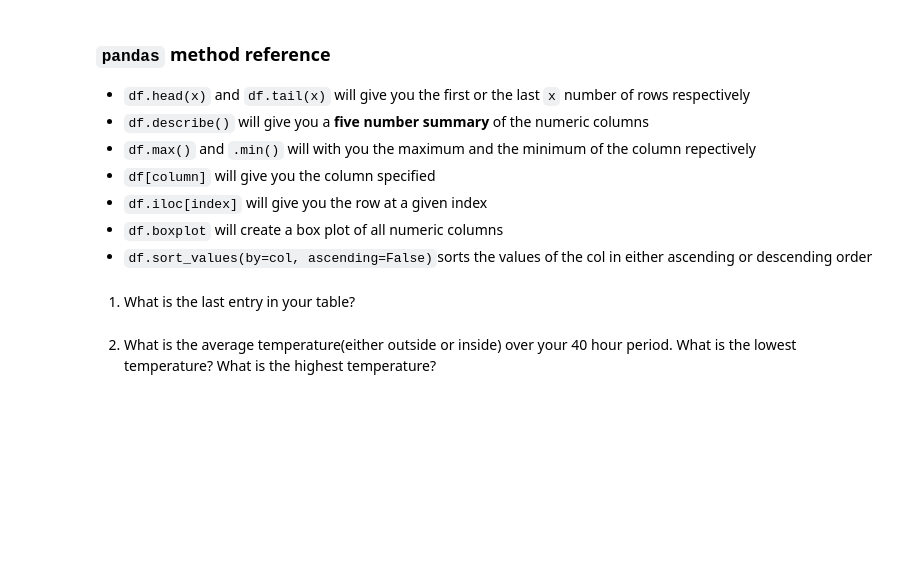
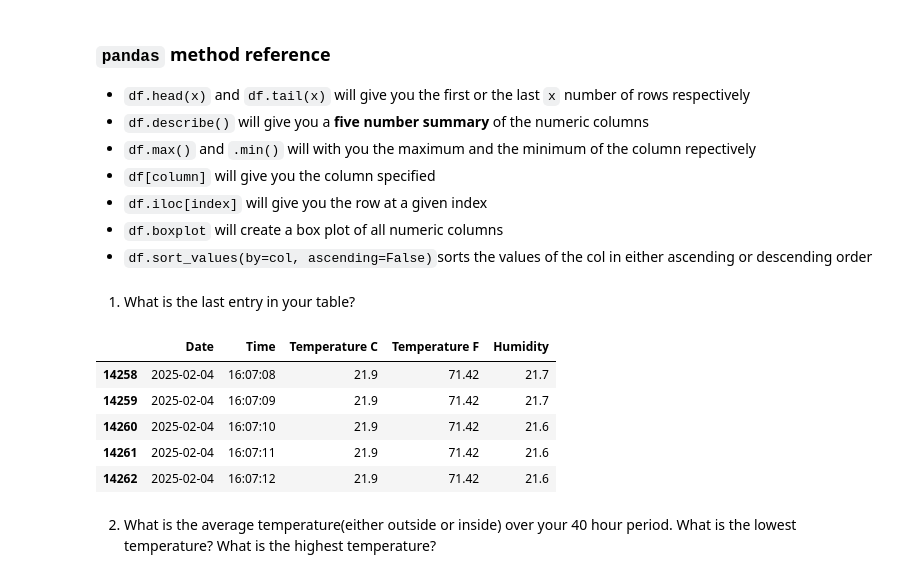
Before and after one commit to EPIC-Campus-LPS/pandas-ilovepythonsometimes, a Jupyter notebook: FAI_Pandas.ipynb, the cells around one changed output. Cells and saved outputs as stored; diff of their text form; code cells hidden in the pictures; blank space fills up the shorter version.

```diff
--- a/FAI_Pandas.ipynb
+++ b/FAI_Pandas.ipynb
@@ -19,6 +19,9 @@ Fill in the following code boxes. **Answer the numbered questions in comments ne
 # Problem 1: Weather Data
 
 We are going to analyze the dataset you created. Use `import pandas as pd` to import the `pandas` library. Then use `df = pd.read_csv("filename.csv")` to create a `DataFrame` called `df`.
+# %%
+import pandas as pd
+df = pd.read_csv("humidity.csv")
 # %% [markdown]
 ### `pandas` method reference
 
@@ -31,5 +34,14 @@ We are going to analyze the dataset you created. Use `import pandas as pd` to im
 - `df.sort_values(by=col, ascending=False)`sorts the values of the col in either ascending or descending order
 # %% [markdown]
 1. What is the last entry in your table?
+# %%
+df.tail()
+# %% [output]
+|  | Date | Time | Temperature C | Temperature F | Humidity |
+| 14258 | 2025-02-04 | 16:07:08 | 21.9 | 71.42 | 21.7 |
+| 14259 | 2025-02-04 | 16:07:09 | 21.9 | 71.42 | 21.7 |
+| 14260 | 2025-02-04 | 16:07:10 | 21.9 | 71.42 | 21.6 |
+| 14261 | 2025-02-04 | 16:07:11 | 21.9 | 71.42 | 21.6 |
+| 14262 | 2025-02-04 | 16:07:12 | 21.9 | 71.42 | 21.6 |
 # %% [markdown]
 2. What is the average temperature(either outside or inside) over your 40 hour period. What is the lowest temperature? What is the highest temperature?
```
Also changed, not shown: parts of 12 cells of this notebook.
